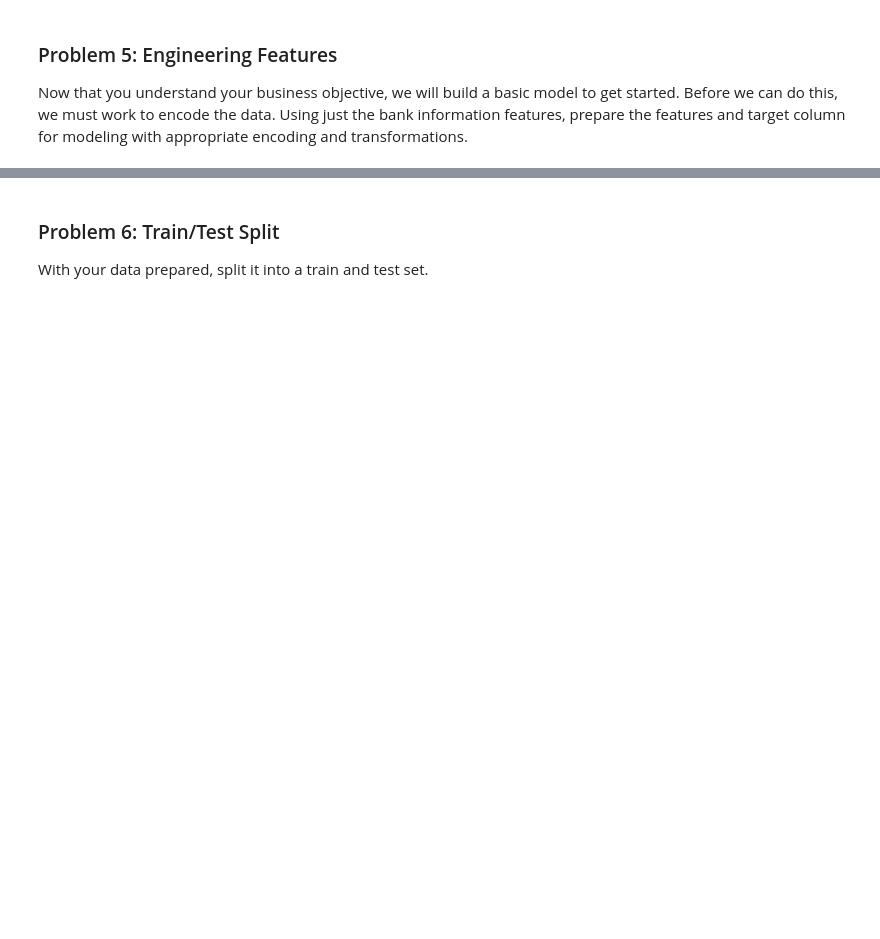
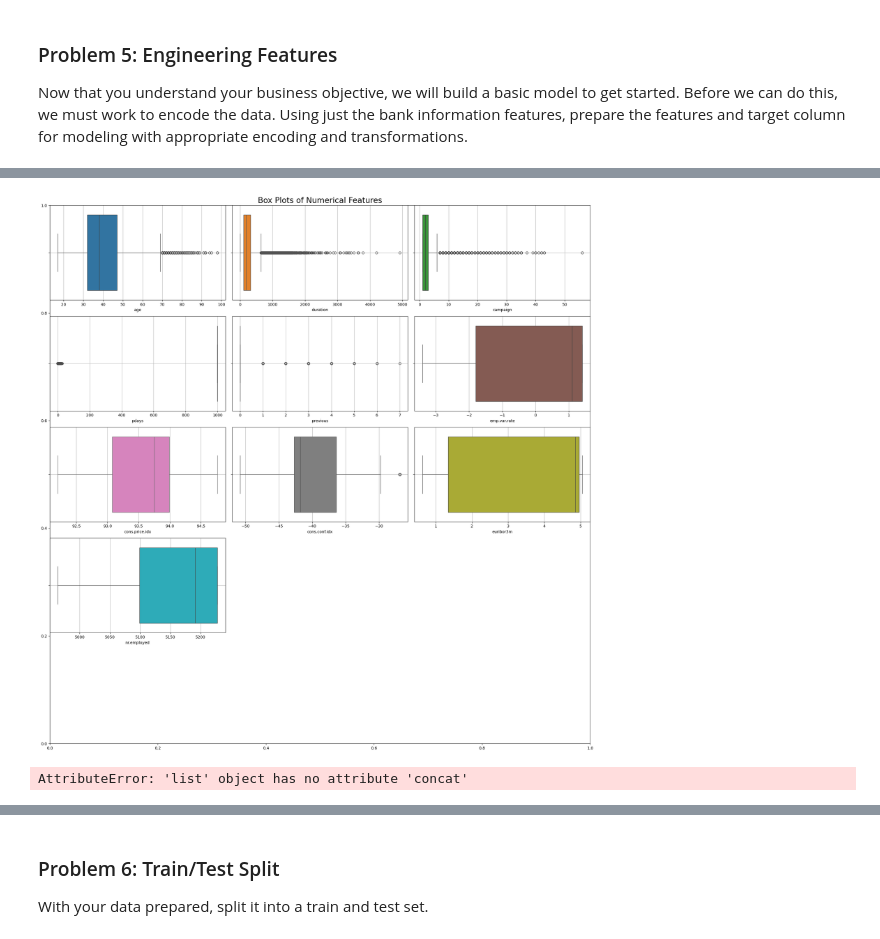
Before and after one commit to peanutenthusiast/symmetrical-fortnight, a Jupyter notebook: prompt_III.ipynb, the cells around one changed output, grey strips where cells are left out. Saved outputs shown, nothing was run; the diff lists cells and outputs as text; code cells hidden in the pictures; blank space fills up the shorter version.

```diff
--- a/prompt_III.ipynb
+++ b/prompt_III.ipynb
@@ -225,0 +388,24 @@ Now that you understand your business objective, we will build a basic model to
+# %%
+
+# Create scatter plots
+num_plots = len(num_cols)
+rows = (num_plots // 3) + 1  # Arrange plots in rows of 3
+plt.figure(figsize=(20, 20))  # Adjust overall figure size
+plt.suptitle("Box Plots of Numerical Features", fontsize=20, y=1.0)
+
+for i, col in enumerate(num_cols):
+    plt.subplot(5, 3, i + 1)
+    sns.boxplot(x=bank_data_full[col], color=f'C{i}')
+    plt.grid(True, which='both')
+
+plt.tight_layout()
+plt.savefig('images/numerical-box-plots.png')
+plt.show()
+# %% [output]
+[figure, added]
+# %%
+
+
+bank_data_full[num_cols + [y]].corr()
+# %% [output]
+AttributeError: 'list' object has no attribute 'concat'
```
Also changed, not shown: parts of 35 cells of this notebook, 1 other file.
